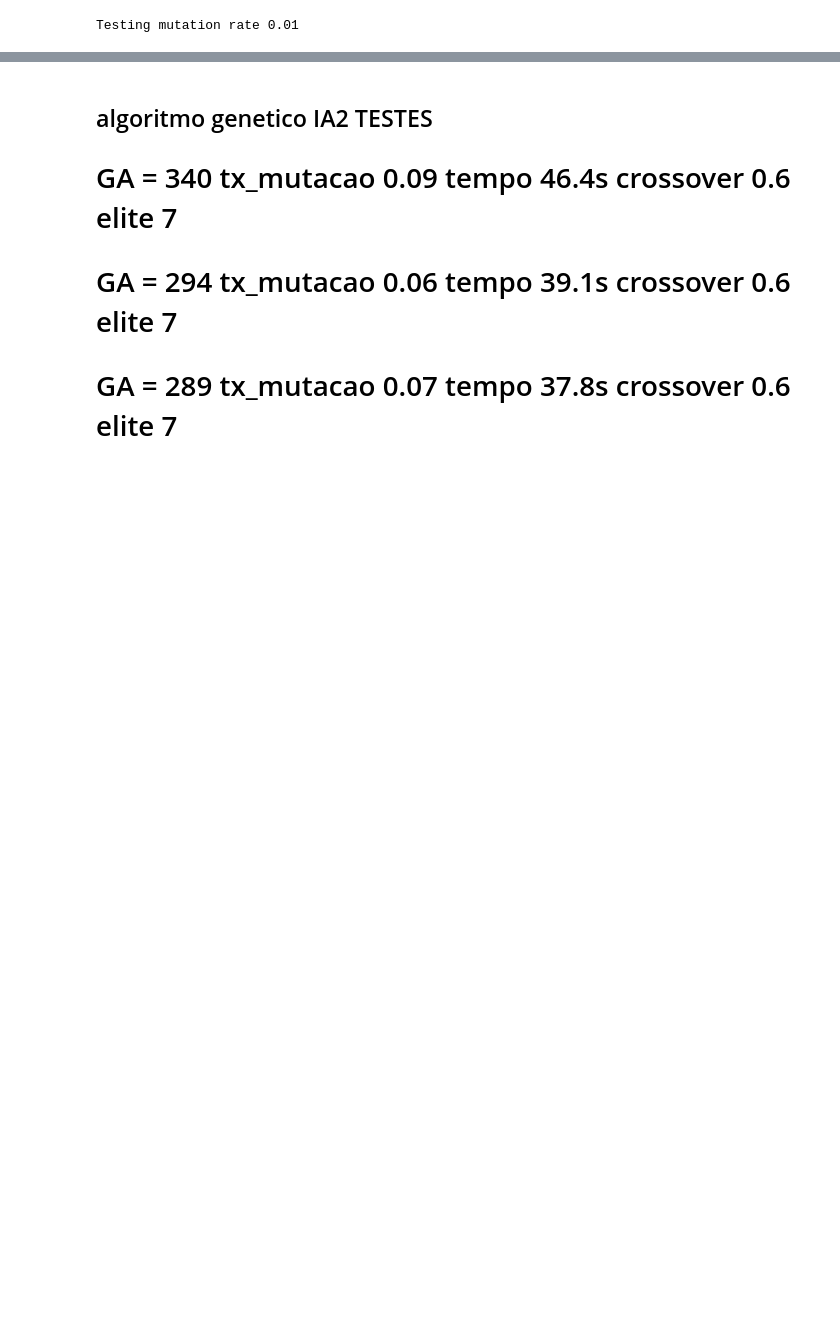
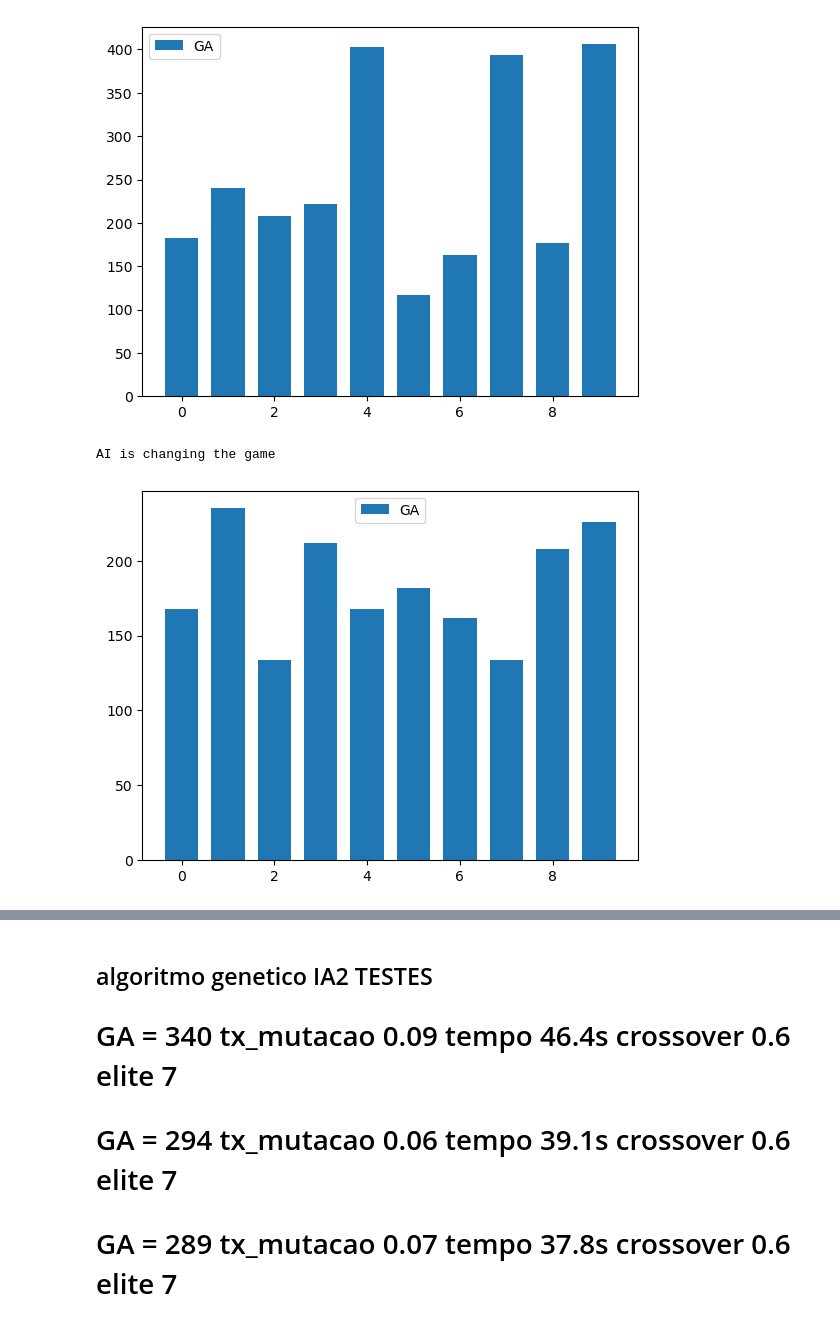
Before and after one commit to nicolascechinel/IA_class, a Jupyter notebook: Competicao_AG_IAII_2023.ipynb, the cells around one changed output, grey strips where cells are left out. Drawn from its saved outputs; the diff is of its cells as text; code cells hidden in the pictures; blank space fills up the shorter version.

```diff
--- a/Competicao_AG_IAII_2023.ipynb
+++ b/Competicao_AG_IAII_2023.ipynb
@@ -11,9 +11,9 @@ in_str = None
 in_str_len = None
 populacao = 50
 geracoes = 1000
-elite_size = 8
+elite_size = 6
 mutacao_rate = 0.04
-num_threads = 2
+num_threads = 8
 class Agent:
     def __init__(self, length):
         self.string = ''.join(random.choice(alfabeto) for _ in range(length))
@@ -25,10 +25,7 @@ def init_agents(populacao, length):
     return [Agent(length) for _ in range(populacao)]
 
 ## GA
-def ga_Nicolas(agents, generations, elite_size, mutation_rate):
-    geracoes = generations
-    elite_size = elite_size
-    mutacao_rate = mutation_rate
+def ga_Nicolas(agents):
     def get_fitness(string, target): #Função que calcula o fitness de um agente
         points = sum(1 for expected, actual in zip(target, string) if expected == actual)
         return ((points*10)/in_str_len)
@@ -71,7 +68,7 @@ def ga_Nicolas(agents, generations, elite_size, mutation_rate):
                 filho1 = Agent(in_str_len)
                 filho2 = Agent(in_str_len)
                 for i in range(in_str_len):
-                    if random.uniform(0.0, 1.0) <= 0.2: #Se for menor que 0.6, o filho recebe o gene do pai1, senão do pai2
+                    if random.uniform(0.0, 1.0) <= 0.6: #Se for menor que 0.6, o filho recebe o gene do pai1, senão do pai2
                         filho1.string = filho1.string + pai1.string[i]
                         filho2.string = filho2.string + pai2.string[i]
                     else: #Se for maior que 1, o filho recebe o gene do pai2, senão do pai1
@@ -89,17 +86,33 @@ def ga_Nicolas(agents, generations, elite_size, mutation_rate):
                     agent.string = agent.string[0:idx] + random.choice(alfabeto) + agent.string[idx+1:in_str_len] #O gene é substituido por um gene aleatório
         return agents
 
-    def selecao(agents): #Função que realiza a seleção
-        agents = sorted(agents, key=lambda agent: agent.fitness, reverse=True) #Ordena os agentes por fitness
-        agents = agents[:elite_size] + [random.choice(agents[elite_size:])] #Seleciona os elite_size melhores agentes e um aleatório
-        return agents
+    import random
+
+    def selecao(agents, elite_size):
+        # Ordene os agentes por fitness em ordem decrescente
+        agents.sort(key=lambda agent: agent.fitness, reverse=True)
+
+        elite = agents[:elite_size]  # Seleciona os melhores agentes como elite
+        remaining = agents[elite_size:]
+
+        # Use seleção por torneio para preencher o restante da população
+        new_population = elite[:]
+        tournament_size = 3  # Tamanho do torneio
+
+        while len(new_population) < len(agents):
+            tournament = random.sample(remaining, tournament_size)
+            best_agent = max(tournament, key=lambda agent: agent.fitness)
+            new_population.append(best_agent)
+
+        return new_population
+
 
     for geracao in range(geracoes): #Para cada geração
         agents = fitness(agents) #Calcula o fitness de cada agente
         agents = sorted(agents, key=lambda agent: agent.fitness, reverse=True) #Ordena os agentes por fitness
         if any(agent.fitness >= 10.0 for agent in agents): #Se algum agente tiver fitness 10, retorna a geração
             return geracao
-        agents = selecao(agents) #Seleciona os agentes
+        agents = selecao(agents, elite_size) #Seleciona os agentes
         agents = crossover(agents) #Realiza o crossover
         agents = mutacao(agents) #Realiza a mutação
     return geracoes
@@ -167,43 +180,4 @@ if __name__ == '__main__': #Função avaliacao
     plt.show()
 
     print("GA -> ", numpy.mean(final["GA"])) #Média de gerações para cada frase
-
-
-
-def find_best_mutation_rate(population, generations, elite_size, mutation_rates):
-    frases = {
-        "AI is changing the game",
-        "Smart machines shape AI",
-        "AI leads the way forward",
-        "Data empowers AI systems",
-        "Machine learning drives AI",
-        "AI unlocks new potential",
-        "AI transforms industries",
-        "Ethics guide responsible AI",
-        "AI fuels technological progress",
-        "AI revolutionizes our world",
-    }
-
-    results = {}
-    for mutation_rate in mutation_rates:
-        print(f"Testing mutation rate {mutation_rate}")
-        final = {"GA": numpy.zeros(10)}
-        for frase in frases:
-            in_str = frase
-            in_str_len = len(in_str)
-            agents = init_agents(population, in_str_len)
-            ga_results = []
-            for i in range(10):
-                ga_result = ga_Nicolas(agents, generations, elite_size, mutation_rate)
-                ga_results.append(ga_result)
-            final["GA"][frase] = numpy.mean(ga_results)
-        results[mutation_rate] = final["GA"]
-    return results
-
-population = 50
-generations = 1000
-elite_size = 8
-mutation_rates = [0.01, 0.02, 0.03, 0.04, 0.05]
-results = find_best_mutation_rate(population, generations, elite_size, mutation_rates)
-print(results)
 # %% [output]
@@ -228 +185,3 @@ TypeError: 'NoneType' object is not iterable
+[figure, added]
-Testing mutation rate 0.01
+AI is changing the game
+[figure, added]
```
Also changed, not shown: parts of 1 cell of this notebook.
